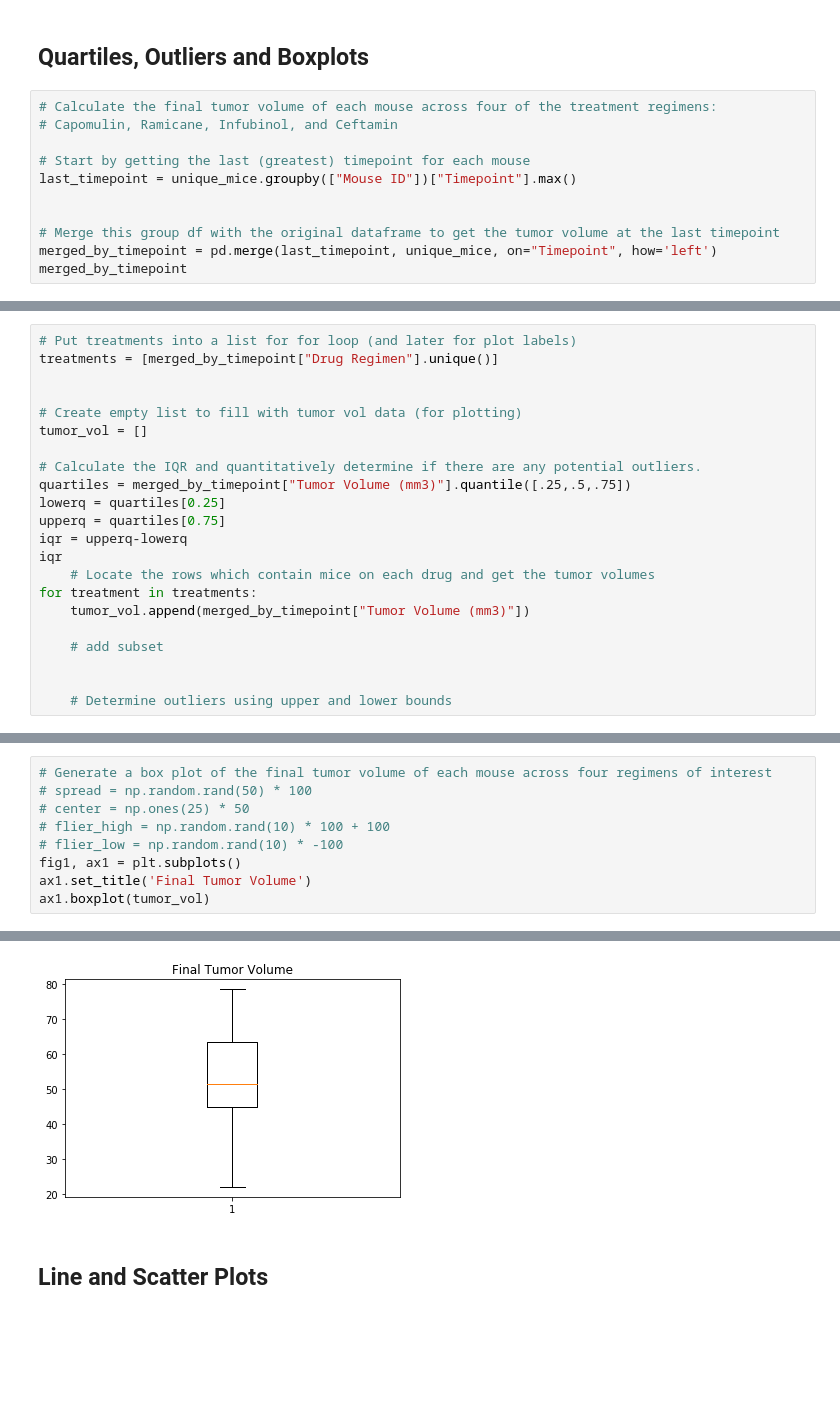
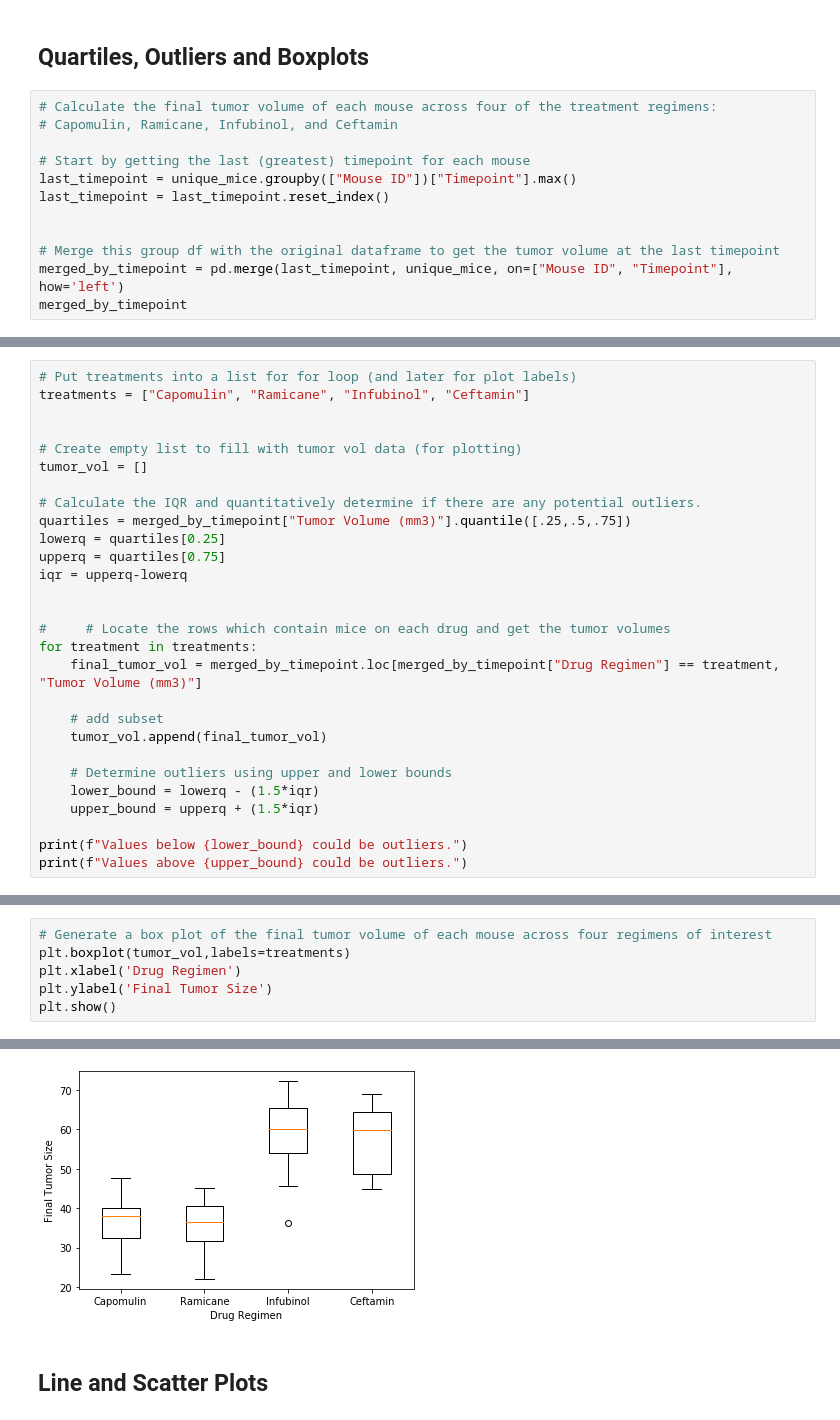
Before and after one commit to veronicahamilton88/matplotlib-challenge, a Jupyter notebook: pymaceuticals.ipynb, the cells around one changed output, grey strips where cells are left out. Saved outputs shown, nothing was run; the diff lists cells and outputs as text; blank space fills up the shorter version.

Commit message:
Finished up all my plots and commented my code

```diff
--- a/pymaceuticals.ipynb
+++ b/pymaceuticals.ipynb
@@ -193,9 +191,10 @@ plt.show()
 
 # Start by getting the last (greatest) timepoint for each mouse
 last_timepoint = unique_mice.groupby(["Mouse ID"])["Timepoint"].max()
+last_timepoint = last_timepoint.reset_index()
 
 
 # Merge this group df with the original dataframe to get the tumor volume at the last timepoint
-merged_by_timepoint = pd.merge(last_timepoint, unique_mice, on="Timepoint", how='left')
+merged_by_timepoint = pd.merge(last_timepoint, unique_mice, on=["Mouse ID", "Timepoint"], how='left')
 merged_by_timepoint
 # %% [output]
@@ -215,6 +214,6 @@ merged_by_timepoint
 # %%
 # Put treatments into a list for for loop (and later for plot labels)
-treatments = [merged_by_timepoint["Drug Regimen"].unique()]
+treatments = ["Capomulin", "Ramicane", "Infubinol", "Ceftamin"]
 
 
 # Create empty list to fill with tumor vol data (for plotting)
@@ -225,13 +224,19 @@ quartiles = merged_by_timepoint["Tumor Volume (mm3)"].quantile([.25,.5,.75])
 lowerq = quartiles[0.25]
 upperq = quartiles[0.75]
 iqr = upperq-lowerq
-iqr
-    # Locate the rows which contain mice on each drug and get the tumor volumes
+
+
+#     # Locate the rows which contain mice on each drug and get the tumor volumes
 for treatment in treatments:
-    tumor_vol.append(merged_by_timepoint["Tumor Volume (mm3)"])
+    final_tumor_vol = merged_by_timepoint.loc[merged_by_timepoint["Drug Regimen"] == treatment, "Tumor Volume (mm3)"]
 
     # add subset
-
+    tumor_vol.append(final_tumor_vol)
 
     # Determine outliers using upper and lower bounds
+    lower_bound = lowerq - (1.5*iqr)
+    upper_bound = upperq + (1.5*iqr)
+
+print(f"Values below {lower_bound} could be outliers.")
+print(f"Values above {upper_bound} could be outliers.")
 # %% [output]
@@ -250,10 +245,7 @@ for treatment in treatments:
 # %%
 # Generate a box plot of the final tumor volume of each mouse across four regimens of interest
-# spread = np.random.rand(50) * 100
-# center = np.ones(25) * 50
-# flier_high = np.random.rand(10) * 100 + 100
-# flier_low = np.random.rand(10) * -100
-fig1, ax1 = plt.subplots()
-ax1.set_title('Final Tumor Volume')
-ax1.boxplot(tumor_vol)
+plt.boxplot(tumor_vol,labels=treatments)
+plt.xlabel('Drug Regimen')
+plt.ylabel('Final Tumor Size')
+plt.show()
 # %% [output]
@@ -268,3 +252,3 @@ ax1.boxplot(tumor_vol)
-[figure, old version]
+[figure, new version]
 # %% [markdown]
 ## Line and Scatter Plots
```
Also changed, not shown: parts of 9 cells of this notebook.
